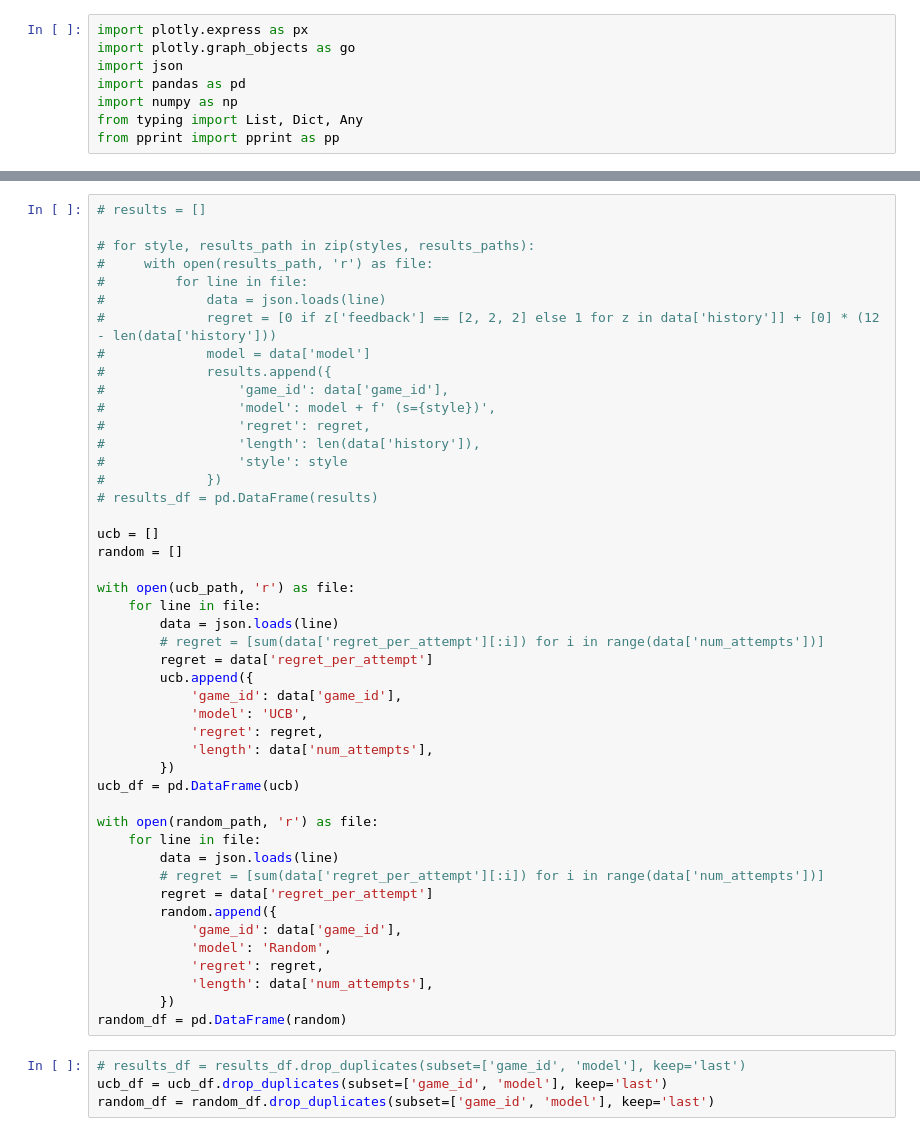
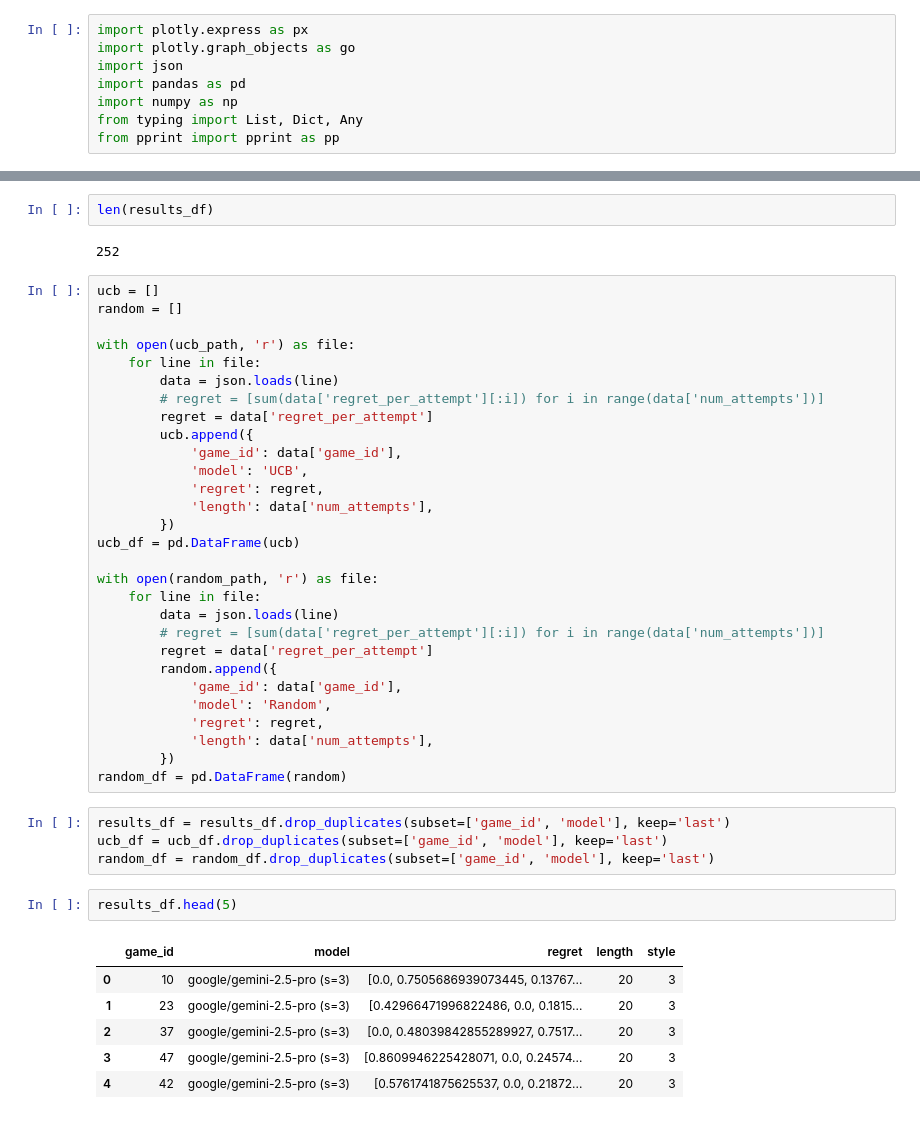
Before and after one commit to jakob-bjorner/optimal-explorer-dev, a Jupyter notebook: reports/2025-07-07_multi_armed_bandits.ipynb, the cells around one changed output, grey strips where cells are left out. Saved outputs shown, nothing was run; the diff lists cells and outputs as text.

```diff
--- a/reports/2025-07-07_multi_armed_bandits.ipynb
+++ b/reports/2025-07-07_multi_armed_bandits.ipynb
@@ -39,21 +75,8 @@ model_ids = [
+# %%
+len(results_df)
+# %% [output]
+252
 # %%
-# results = []
-
-# for style, results_path in zip(styles, results_paths):
-#     with open(results_path, 'r') as file:
-#         for line in file:
-#             data = json.loads(line)
-#             regret = [0 if z['feedback'] == [2, 2, 2] else 1 for z in data['history']] + [0] * (12 - len(data['history']))
-#             model = data['model']
-#             results.append({
-#                 'game_id': data['game_id'],
-#                 'model': model + f' (s={style})',
-#                 'regret': regret,
-#                 'length': len(data['history']),
-#                 'style': style
-#             })
-# results_df = pd.DataFrame(results)
-
 ucb = []
 random = []
 
@@ -83,9 +106,18 @@ with open(random_path, 'r') as file:
         })
 random_df = pd.DataFrame(random)
 # %%
-# results_df = results_df.drop_duplicates(subset=['game_id', 'model'], keep='last')
+results_df = results_df.drop_duplicates(subset=['game_id', 'model'], keep='last')
 ucb_df = ucb_df.drop_duplicates(subset=['game_id', 'model'], keep='last')
 random_df = random_df.drop_duplicates(subset=['game_id', 'model'], keep='last')
+# %%
+results_df.head(5)
+# %% [output]
+|  | game_id | model | regret | length | style |
+| 0 | 10 | google/gemini-2.5-pro (s=3) | [0.0, 0.7505686939073445, 0.13767... | 20 | 3 |
+| 1 | 23 | google/gemini-2.5-pro (s=3) | [0.42966471996822486, 0.0, 0.1815... | 20 | 3 |
+| 2 | 37 | google/gemini-2.5-pro (s=3) | [0.0, 0.48039842855289927, 0.7517... | 20 | 3 |
+| 3 | 47 | google/gemini-2.5-pro (s=3) | [0.8609946225428071, 0.0, 0.24574... | 20 | 3 |
+| 4 | 42 | google/gemini-2.5-pro (s=3) | [0.5761741875625537, 0.0, 0.21872... | 20 | 3 |
 # %%
 ucb_df.head(5)
 # %% [output]
```
Also changed, not shown: parts of 8 cells of this notebook, 27 other files.
